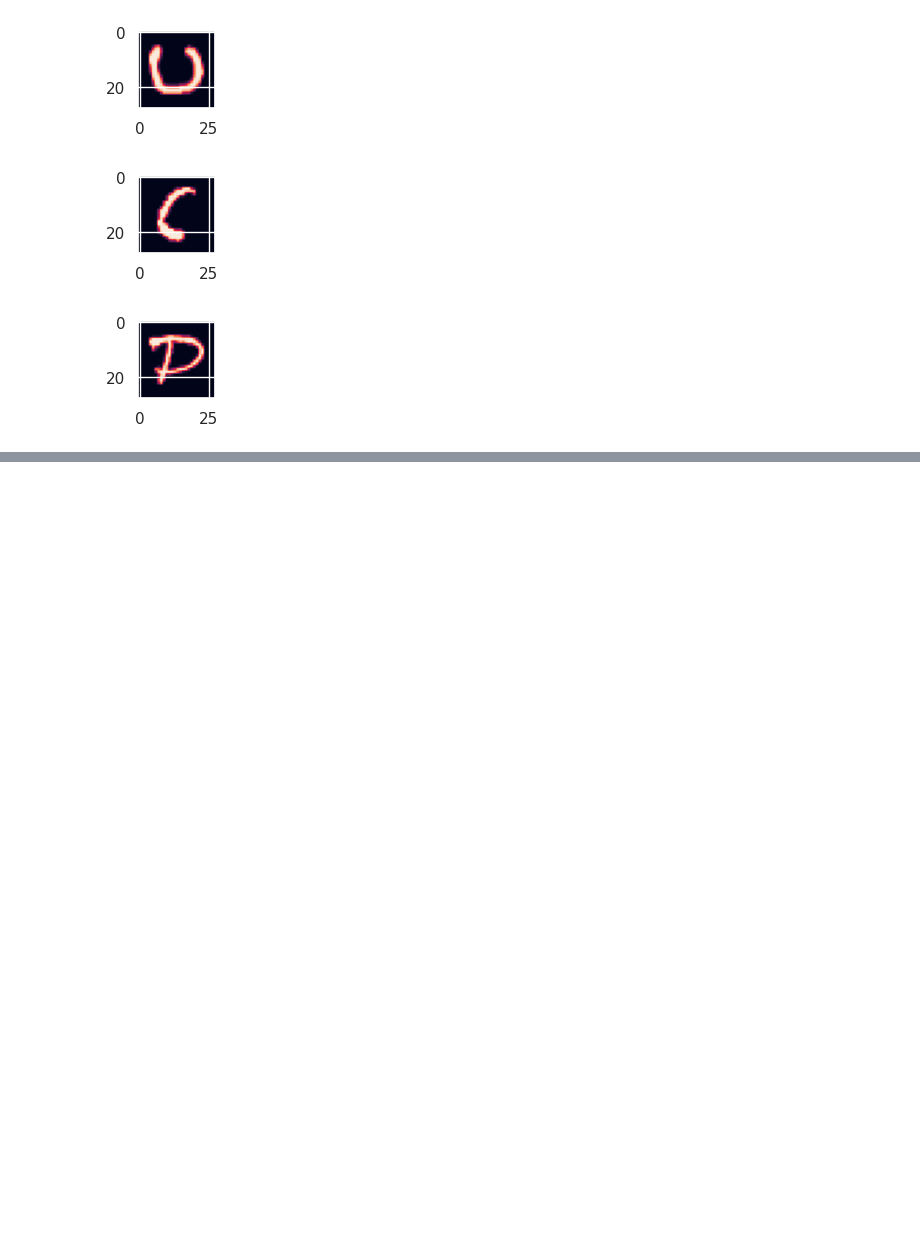
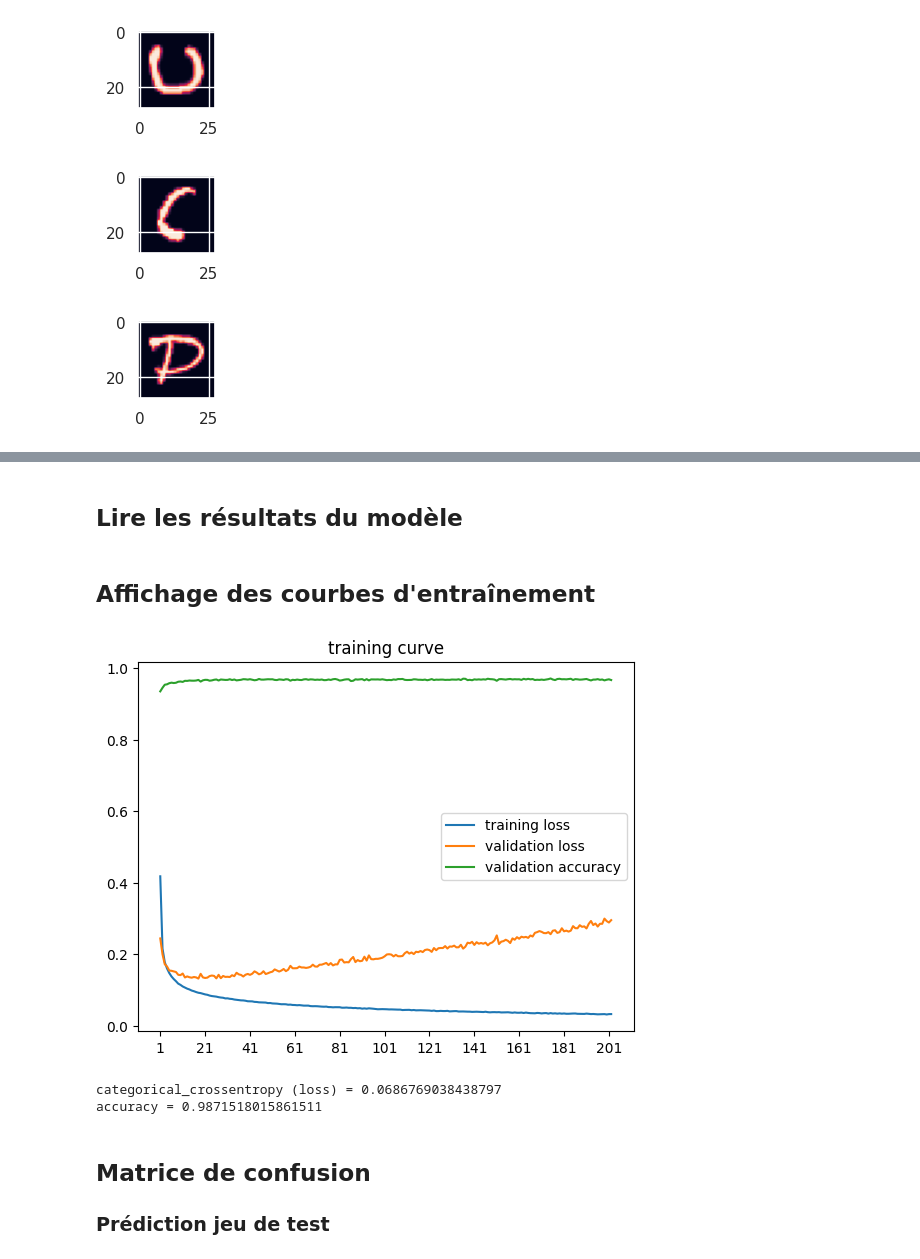
Before and after one commit to jExbrayat/recognize-handwritten-letters, a Jupyter notebook: src/rendu-final/notebook-final.ipynb, the cells around one changed output, grey strips where cells are left out. Cells and saved outputs as stored; diff of their text form; code cells hidden in the pictures; blank space fills up the shorter version.

```diff
--- a/src/rendu-final/notebook-final.ipynb
+++ b/src/rendu-final/notebook-final.ipynb
@@ -56,0 +279,2 @@ for i in range(5):
+# %% [markdown]
+## Lire les résultats du modèle
@@ -56,0 +293,21 @@ for i in range(5):
+# %% [markdown]
+## Affichage des courbes d'entraînement
+# %%
+plot_training_curve(
+    training_loss=model_history["loss"],
+    validation_loss=model_history["val_loss"],
+    validation_accuracy=model_history["val_accuracy"],
+    plot_from_n_epoch=0,
+    save_path=f"{model_results_folder}/training_curve.png",
+)
+# %% [output]
+[figure, added]
+# %%
+print(f"categorical_crossentropy (loss) = {model_evaluate[0]}")
+print(f"accuracy = {model_evaluate[1]}")
+# %% [output]
+categorical_crossentropy (loss) = 0.0686769038438797
+accuracy = 0.9871518015861511
+# %% [markdown]
+## Matrice de confusion
+### Prédiction jeu de test
```
Also changed, not shown: parts of 25 cells of this notebook.
